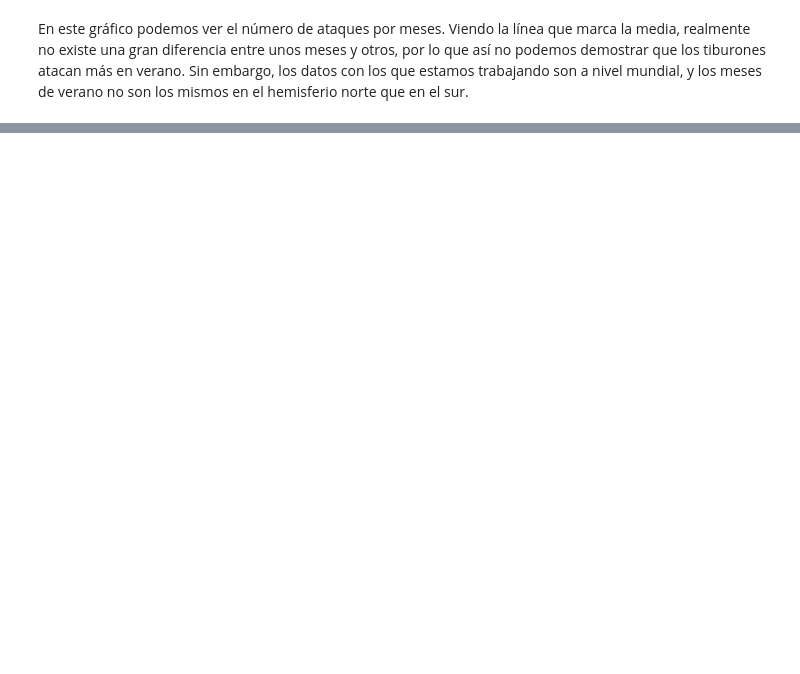
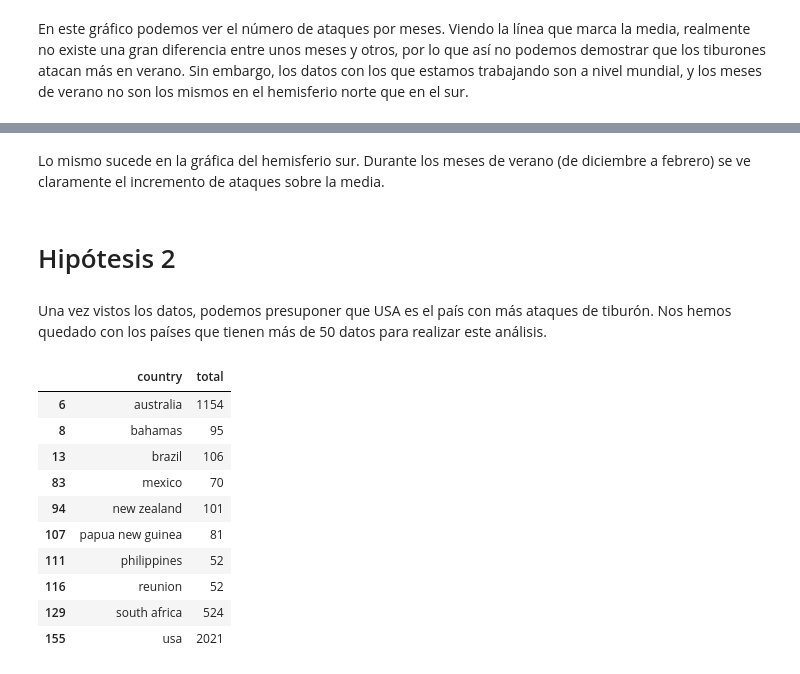
Before and after one commit to ce-valle/pandas_project, a Jupyter notebook: analysis.ipynb, the cells around one changed output, grey strips where cells are left out. Saved outputs shown, nothing was run; the diff lists cells and outputs as text; code cells hidden in the pictures; blank space fills up the shorter version.

Commit message:
análisis terminado

```diff
--- a/analysis.ipynb
+++ b/analysis.ipynb
@@ -87,0 +108,22 @@ south_africa_plot.axhline(y=south_africa.month.value_counts().mean(), c="red", l
+# %% [markdown]
+Lo mismo sucede en la gráfica del hemisferio sur. Durante los meses de verano (de diciembre a febrero) se ve claramente el incremento de ataques sobre la media.
+# %% [markdown]
+# Hipótesis 2
+# %% [markdown]
+Una vez vistos los datos, podemos presuponer que USA es el país con más ataques de tiburón. Nos hemos quedado con los países que tienen más de 50 datos para realizar este análisis.
+# %%
+attacks_country = attacks_hp.groupby(['country']).agg({'month':'count'}).reset_index().rename(columns={'month':"total"})
+attacks_country = attacks_country[attacks_country['total'] > 50]
+attacks_country
+# %% [output]
+|  | country | total |
+| 6 | australia | 1154 |
+| 8 | bahamas | 95 |
+| 13 | brazil | 106 |
+| 83 | mexico | 70 |
+| 94 | new zealand | 101 |
+| 107 | papua new guinea | 81 |
+| 111 | philippines | 52 |
+| 116 | reunion | 52 |
+| 129 | south africa | 524 |
+| 155 | usa | 2021 |
```
Also changed, not shown: parts of 10 cells of this notebook, 10 other files.
